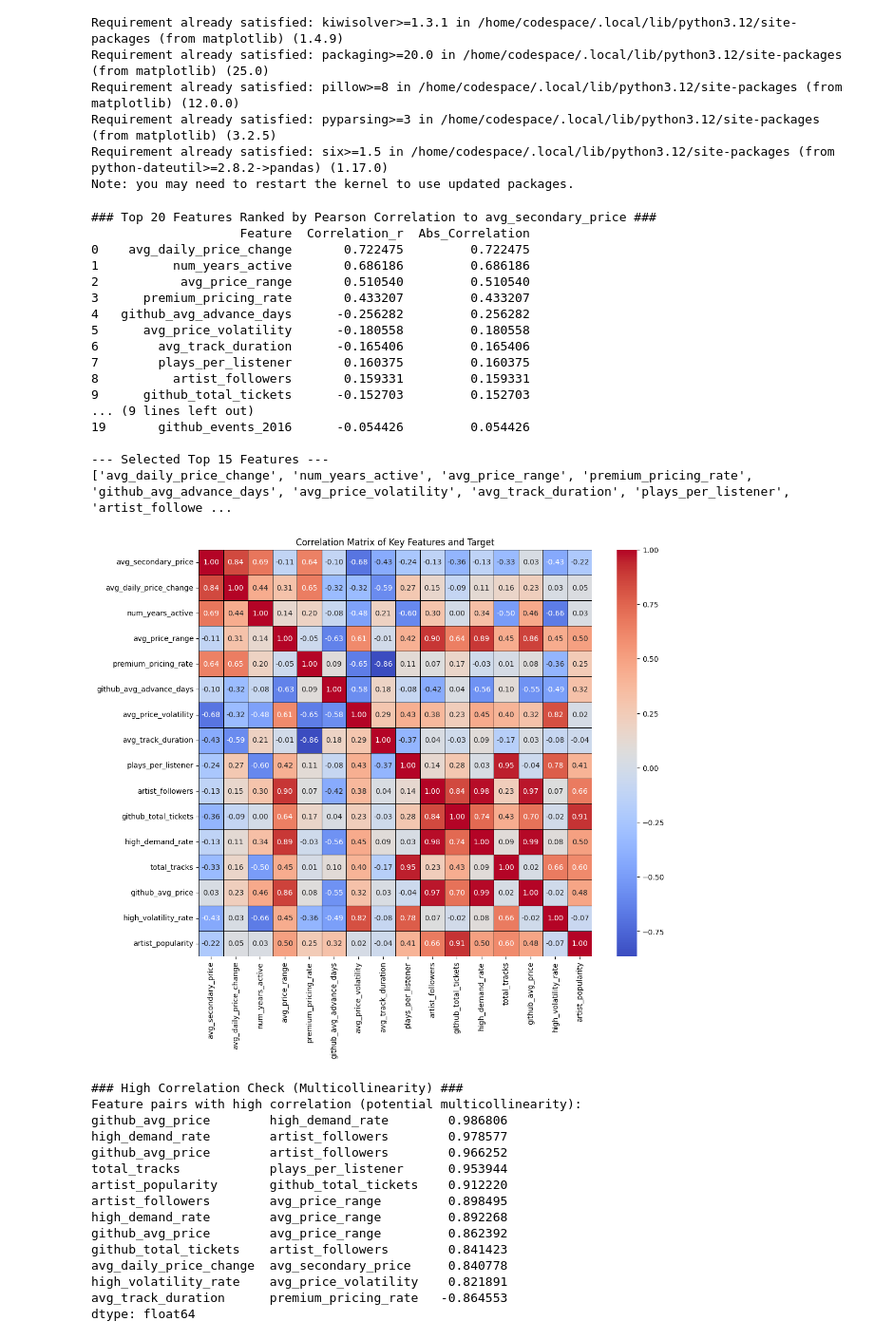
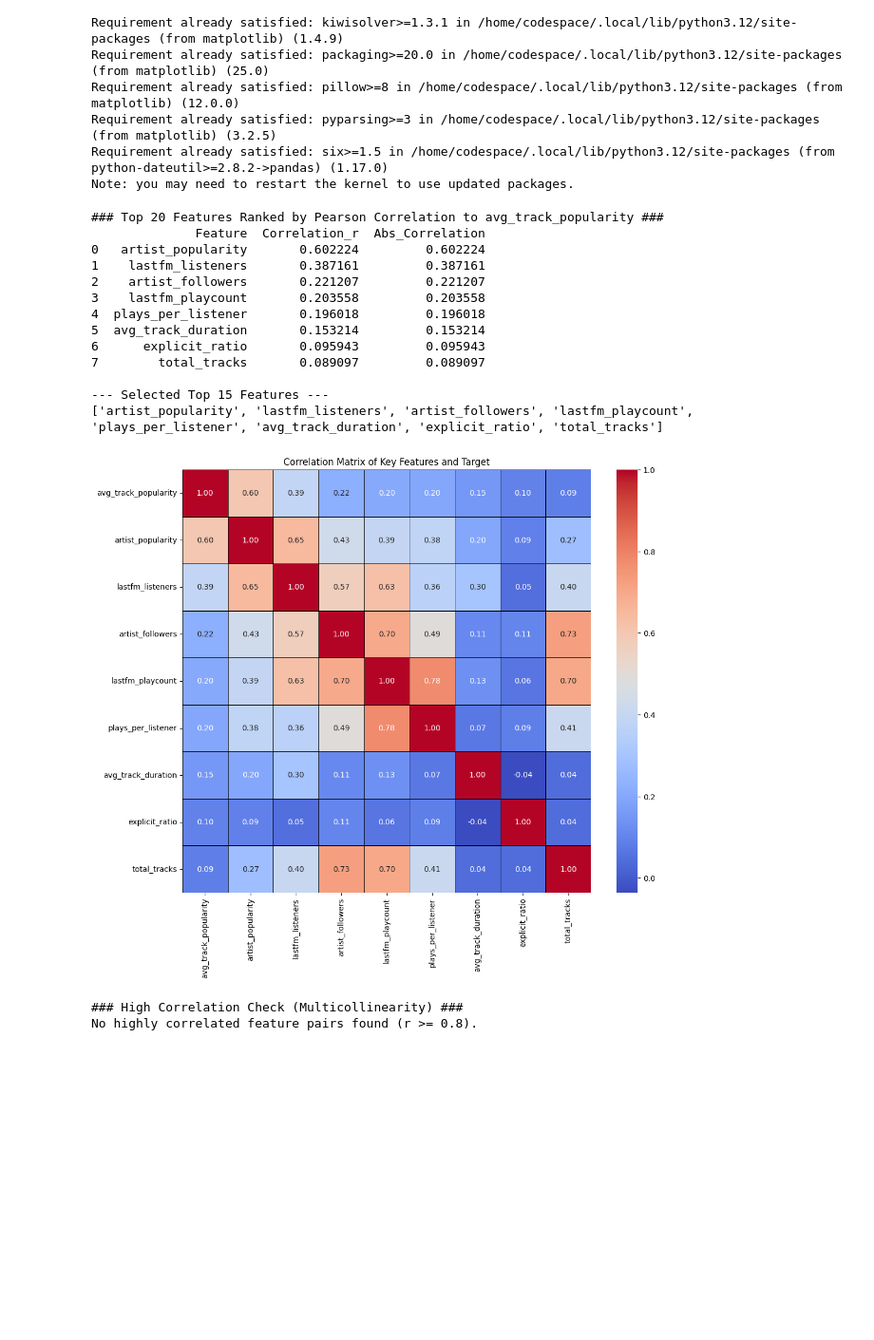
Before and after one commit to gsu-ds/ticket-heroes, a Jupyter notebook: ticket-prophet/data/processed/nb/pearsonn.ipynb, the cells around one changed output. Shown at 95% size. Drawn from its saved outputs; the diff is of its cells as text; code cells hidden in the pictures; blank space fills up the shorter version.

```diff
--- a/ticket-prophet/data/processed/nb/pearsonn.ipynb
+++ b/ticket-prophet/data/processed/nb/pearsonn.ipynb
@@ -22,10 +22,10 @@ Note: you may need to restart the kernel to use updated packages.
 import pandas as pd
 from scipy.stats import pearsonr
 
-df = pd.read_csv('/workspaces/ticket-heroes/ticket-prophet/data/processed/FINAL_comprehensive_artists.csv')
+df = pd.read_csv('/workspaces/ticket-heroes/ticket-prophet/data/processed/CLEAN_artists_spotify_lastfm.csv')
 
 # Define the Target
-TARGET_VARIABLE = 'avg_secondary_price'
+TARGET_VARIABLE = 'avg_track_popularity'
 
 # Drop target variables and numerical
 numerical_features = df.select_dtypes(include=['number']).columns.tolist()
@@ -65,23 +65,19 @@ top_N_features = ranked_features.head(N)['Feature'].tolist()
 print(f"\n--- Selected Top {N} Features ---")
 print(top_N_features)
 # %% [output]
-### Top 20 Features Ranked by Pearson Correlation to avg_secondary_price ###
-                    Feature  Correlation_r  Abs_Correlation
-0    avg_daily_price_change       0.722475         0.722475
-1          num_years_active       0.686186         0.686186
-2           avg_price_range       0.510540         0.510540
-3      premium_pricing_rate       0.433207         0.433207
-4   github_avg_advance_days      -0.256282         0.256282
-5      avg_price_volatility      -0.180558         0.180558
-6        avg_track_duration      -0.165406         0.165406
-7        plays_per_listener       0.160375         0.160375
-8          artist_followers       0.159331         0.159331
-9      github_total_tickets      -0.152703         0.152703
-... (9 lines left out)
-19       github_events_2016      -0.054426         0.054426
+### Top 20 Features Ranked by Pearson Correlation to avg_track_popularity ###
+              Feature  Correlation_r  Abs_Correlation
+0   artist_popularity       0.602224         0.602224
+1    lastfm_listeners       0.387161         0.387161
+2    artist_followers       0.221207         0.221207
+3    lastfm_playcount       0.203558         0.203558
+4  plays_per_listener       0.196018         0.196018
+5  avg_track_duration       0.153214         0.153214
+6      explicit_ratio       0.095943         0.095943
+7        total_tracks       0.089097         0.089097
 
 --- Selected Top 15 Features ---
-['avg_daily_price_change', 'num_years_active', 'avg_price_range', 'premium_pricing_rate', 'github_avg_advance_days', 'avg_price_volatility', 'avg_track_duration', 'plays_per_listener', 'artist_followe ...
+['artist_popularity', 'lastfm_listeners', 'artist_followers', 'lastfm_playcount', 'plays_per_listener', 'avg_track_duration', 'explicit_ratio', 'total_tracks']
 # %%
 import pandas as pd
 import numpy as np
@@ -89,7 +85,7 @@ import seaborn as sns
 import matplotlib.pyplot as plt
 
 
-TARGET_VARIABLE = 'avg_secondary_price'
+TARGET_VARIABLE = 'avg_track_popularity'
 
 
 top_N_features = ranked_features.head(N)['Feature'].tolist()
@@ -112,46 +108,33 @@ sns.heatmap(
     correlation_matrix,
     annot=True,
     fmt=".2f",
     cmap='coolwarm',
     cbar=True,
     linewidths=.5,
     linecolor='black'
 )
 plt.title('Correlation Matrix of Key Features and Target')
 plt.show()
 
 
 # Check for Multicollinearity
 print("\n### High Correlation Check (Multicollinearity) ###")
 # Find pairs of features (excluding the target) with a correlation > 0.8 (or your chosen threshold)
 
 high_corr_threshold = 0.8
 upper_triangle = correlation_matrix.where(
     np.triu(np.ones(correlation_matrix.shape), k=1).astype(bool)
 )
 
 highly_correlated_pairs = upper_triangle.unstack().sort_values(ascending=False)
 highly_correlated_pairs = highly_correlated_pairs[highly_correlated_pairs.abs() >= high_corr_threshold]
 
 if highly_correlated_pairs.empty:
     print("No highly correlated feature pairs found (r >= 0.8).")
 else:
     print("Feature pairs with high correlation (potential multicollinearity):")
     print(highly_correlated_pairs)
 # %% [output]
-[figure, old version]
+[figure, new version]
 ### High Correlation Check (Multicollinearity) ###
-Feature pairs with high correlation (potential multicollinearity):
-github_avg_price        high_demand_rate        0.986806
-high_demand_rate        artist_followers        0.978577
-github_avg_price        artist_followers        0.966252
-total_tracks            plays_per_listener      0.953944
-artist_popularity       github_total_tickets    0.912220
-artist_followers        avg_price_range         0.898495
-high_demand_rate        avg_price_range         0.892268
-github_avg_price        avg_price_range         0.862392
-github_total_tickets    artist_followers        0.841423
-avg_daily_price_change  avg_secondary_price     0.840778
-high_volatility_rate    avg_price_volatility    0.821891
-avg_track_duration      premium_pricing_rate   -0.864553
-dtype: float64
+No highly correlated feature pairs found (r >= 0.8).
```
Also changed, not shown: 1 other file.
